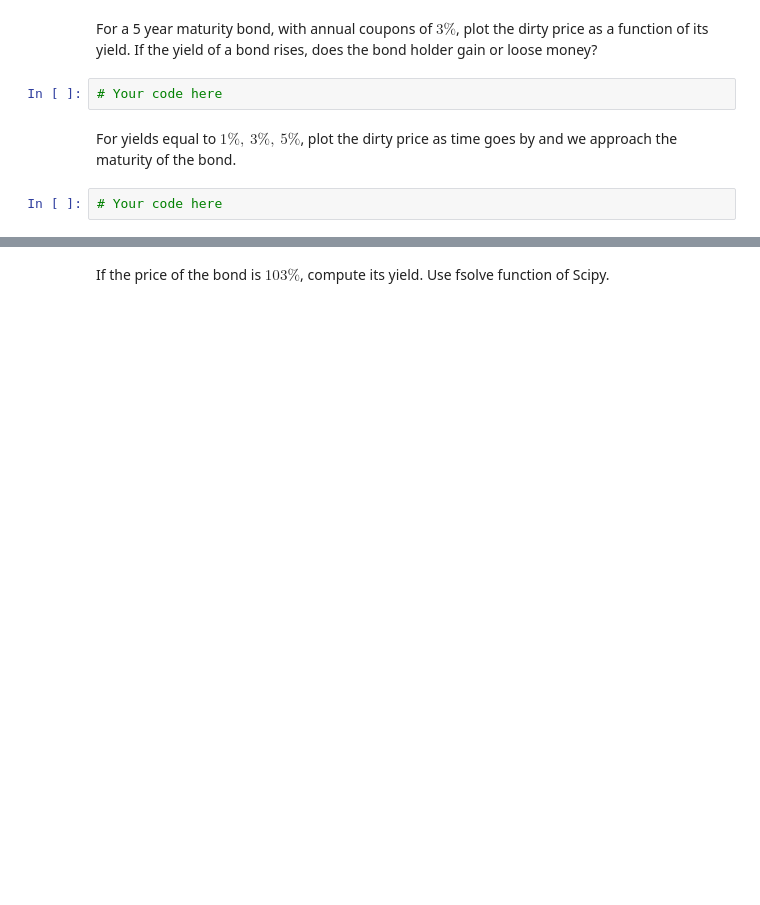
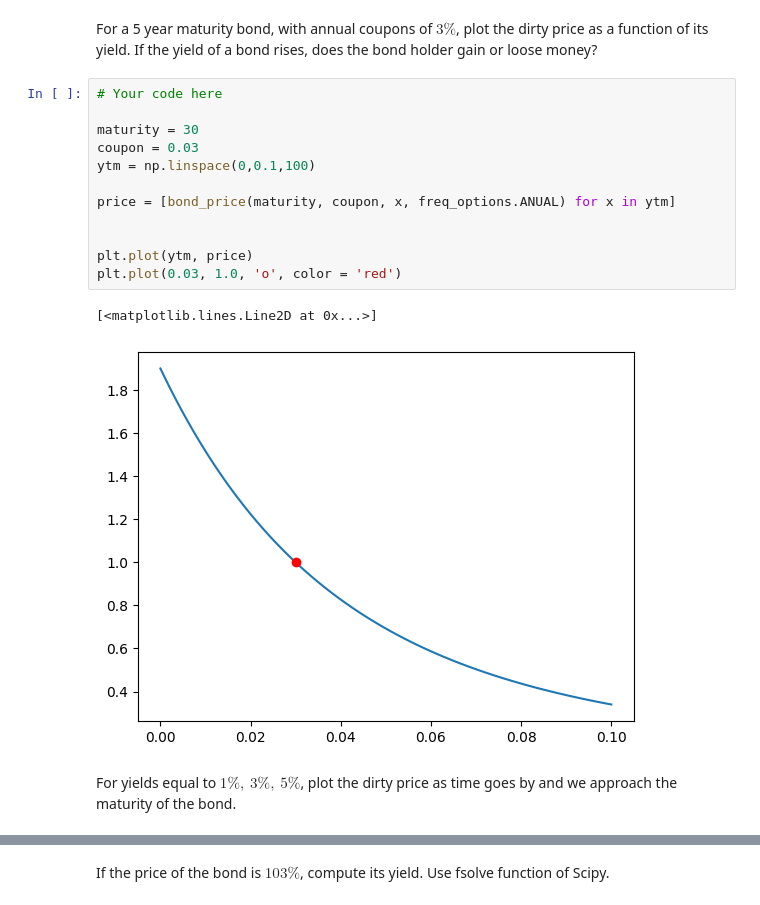
Before and after one commit to Lolillosky/QuantMethodsFinance, a Jupyter notebook: NOTEBOOKS/2_Interest_rates_basics.ipynb, the cells around one changed output, grey strips where cells are left out. Cells and saved outputs as stored; diff of their text form; blank space fills up the shorter version.

```diff
--- a/NOTEBOOKS/2_Interest_rates_basics.ipynb
+++ b/NOTEBOOKS/2_Interest_rates_basics.ipynb
@@ -92,8 +94,19 @@ bond_price(5,0.03,0.05,freq_options.ANUAL)
 # %% [markdown]
 For a 5 year maturity bond, with annual coupons of $3\%$, plot the dirty price as a function of its yield. If the yield of a bond rises, does the bond holder gain or loose money?
-# %%
-# Your code here
+# %%
+# Your code here
+
+maturity = 30
+coupon = 0.03
+ytm = np.linspace(0,0.1,100)
+
+price = [bond_price(maturity, coupon, x, freq_options.ANUAL) for x in ytm]
+
+
+plt.plot(ytm, price)
+plt.plot(0.03, 1.0, 'o', color = 'red')
+# %% [output]
+[<matplotlib.lines.Line2D at 0x...>]
+[figure, added]
 # %% [markdown]
 For yields equal to $1\%,\ 3\%,\ 5\%$, plot the dirty price as time goes by and we approach the maturity of the bond.
-# %%
-# Your code here
```
Also changed, not shown: parts of 8 cells of this notebook.
